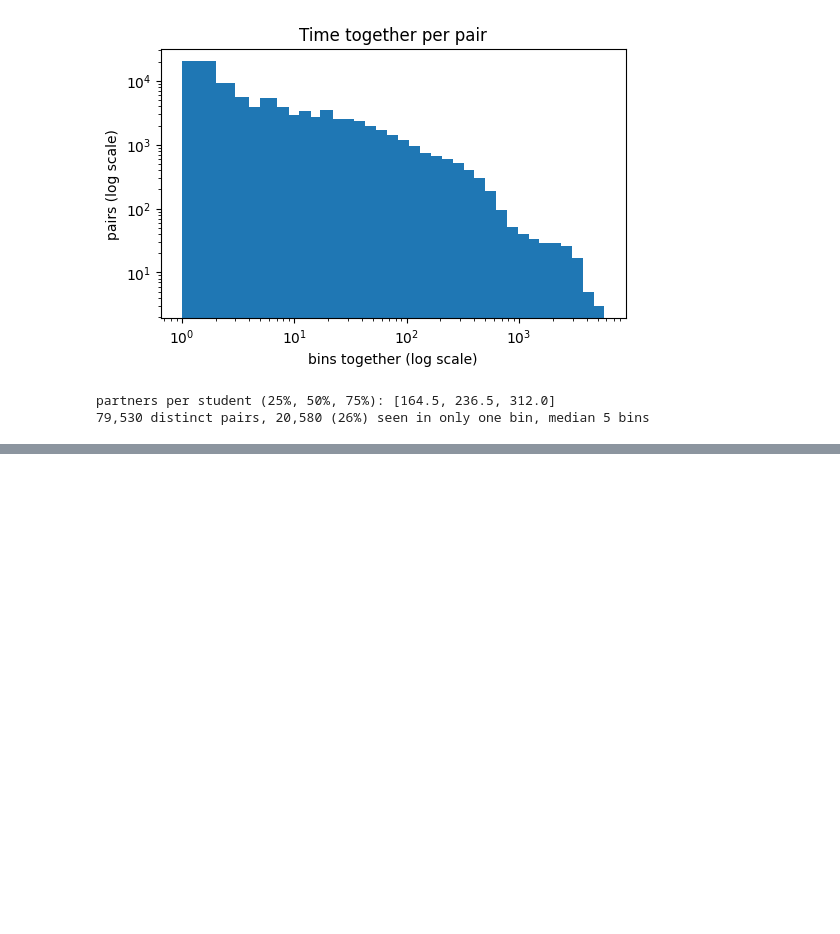
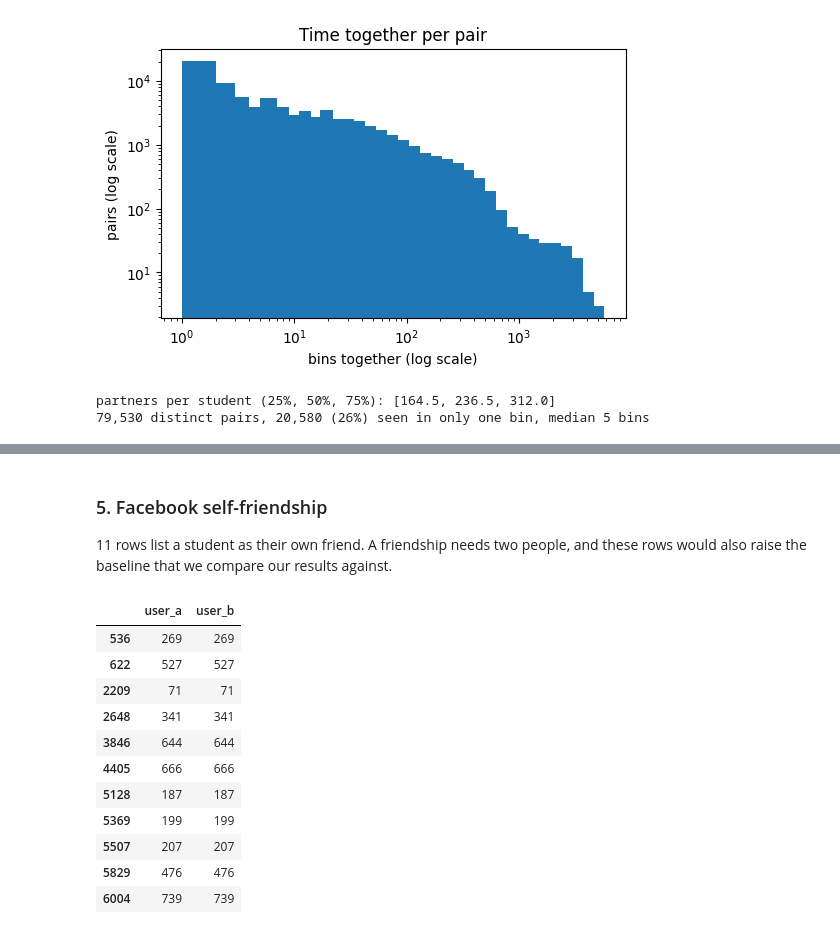
Before and after one commit to s9ib0T/uu-data-mining-1, a Jupyter notebook: notebooks/preprocess.ipynb, the cells around one changed output, grey strips where cells are left out. Cells and saved outputs as stored; diff of their text form; code cells hidden in the pictures; blank space fills up the shorter version.

```diff
--- a/notebooks/preprocess.ipynb
+++ b/notebooks/preprocess.ipynb
@@ -155,0 +231,19 @@ Most pairs are noise, and the signal threshold in phase 2 and the minimum suppor
+# %% [markdown]
+### 5. Facebook self-friendship
+
+11 rows list a student as their own friend. A friendship needs two people, and these rows would also raise the baseline that we compare our results against.
+# %%
+fb[fb.user_a == fb.user_b]
+# %% [output]
+|  | user_a | user_b |
+| 536 | 269 | 269 |
+| 622 | 527 | 527 |
+| 2209 | 71 | 71 |
+| 2648 | 341 | 341 |
+| 3846 | 644 | 644 |
+| 4405 | 666 | 666 |
+| 5128 | 187 | 187 |
+| 5369 | 199 | 199 |
+| 5507 | 207 | 207 |
+| 5829 | 476 | 476 |
+| 6004 | 739 | 739 |
```
Also changed, not shown: parts of 19 cells of this notebook.
